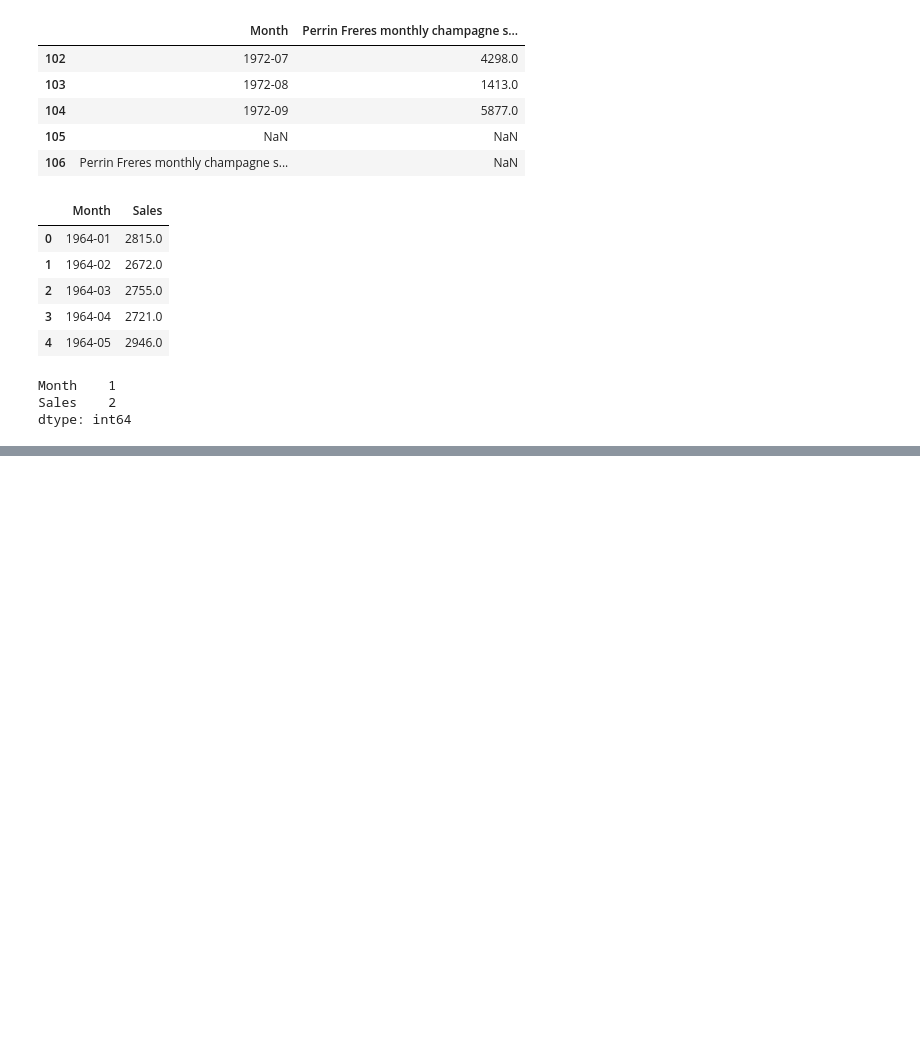
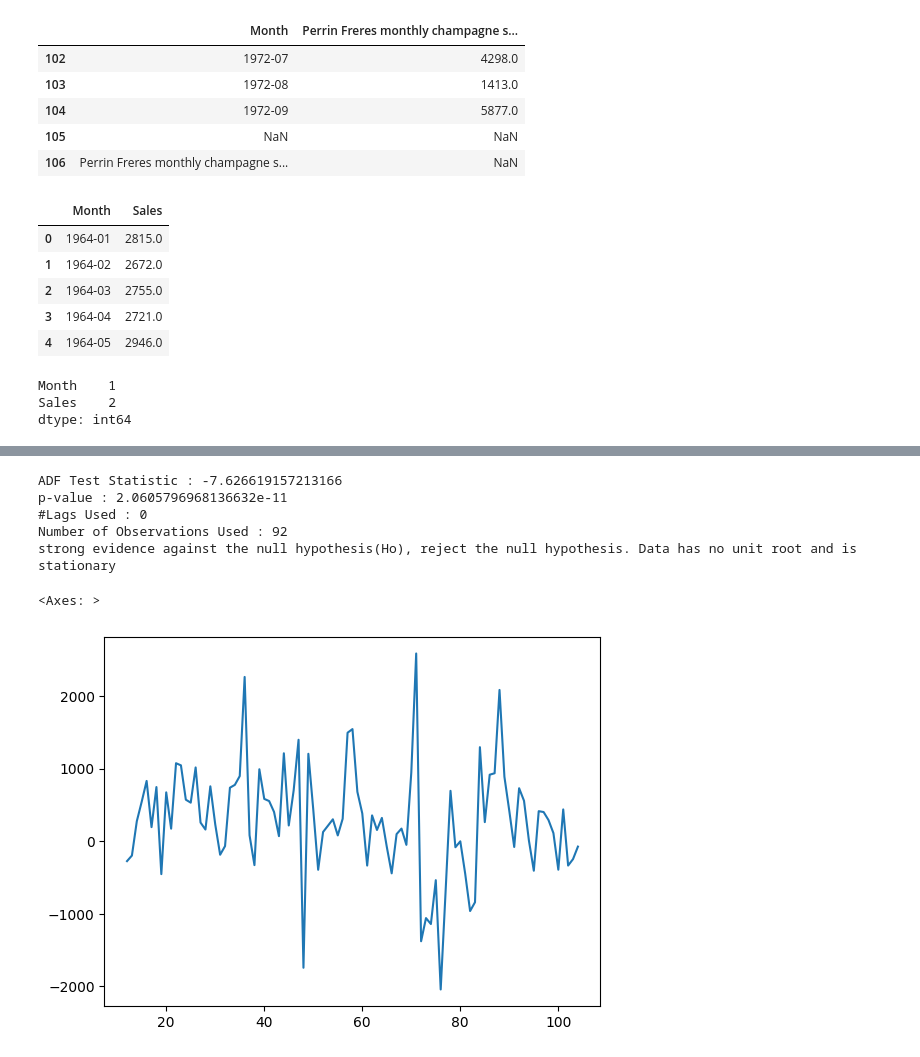
Before and after one commit to sonupp13/TIME-SERIES-ANALYSIS, a Jupyter notebook: DS_ARIMA_&_SARIMA_TIME_SERIES_ANALYSIS.ipynb, the cells around one changed output, grey strips where cells are left out. Cells and saved outputs as stored; diff of their text form; code cells hidden in the pictures; blank space fills up the shorter version.

```diff
--- a/DS_ARIMA_&_SARIMA_TIME_SERIES_ANALYSIS.ipynb
+++ b/DS_ARIMA_&_SARIMA_TIME_SERIES_ANALYSIS.ipynb
@@ -92,0 +142,2 @@ TypeError: <class 'function'> is not convertible to datetime
+# %%
+df['Sales First Difference'] = df['Sales'] - df['Sales'].shift(1)
@@ -92,0 +177,2 @@ TypeError: <class 'function'> is not convertible to datetime
+# %%
+df['Seasonal First Difference']=df['Sales']-df['Sales'].shift(12)
@@ -92,0 +197,14 @@ TypeError: <class 'function'> is not convertible to datetime
+# %%
+## Again test dickey fuller test
+adfuller_test(df['Seasonal First Difference'].dropna())
+# %% [output]
+ADF Test Statistic : -7.626619157213166
+p-value : 2.0605796968136632e-11
+#Lags Used : 0
+Number of Observations Used : 92
+strong evidence against the null hypothesis(Ho), reject the null hypothesis. Data has no unit root and is stationary
+# %%
+df['Seasonal First Difference'].plot()
+# %% [output]
+<Axes: >
+[figure, added]
```
Also changed, not shown: parts of 15 cells of this notebook.
